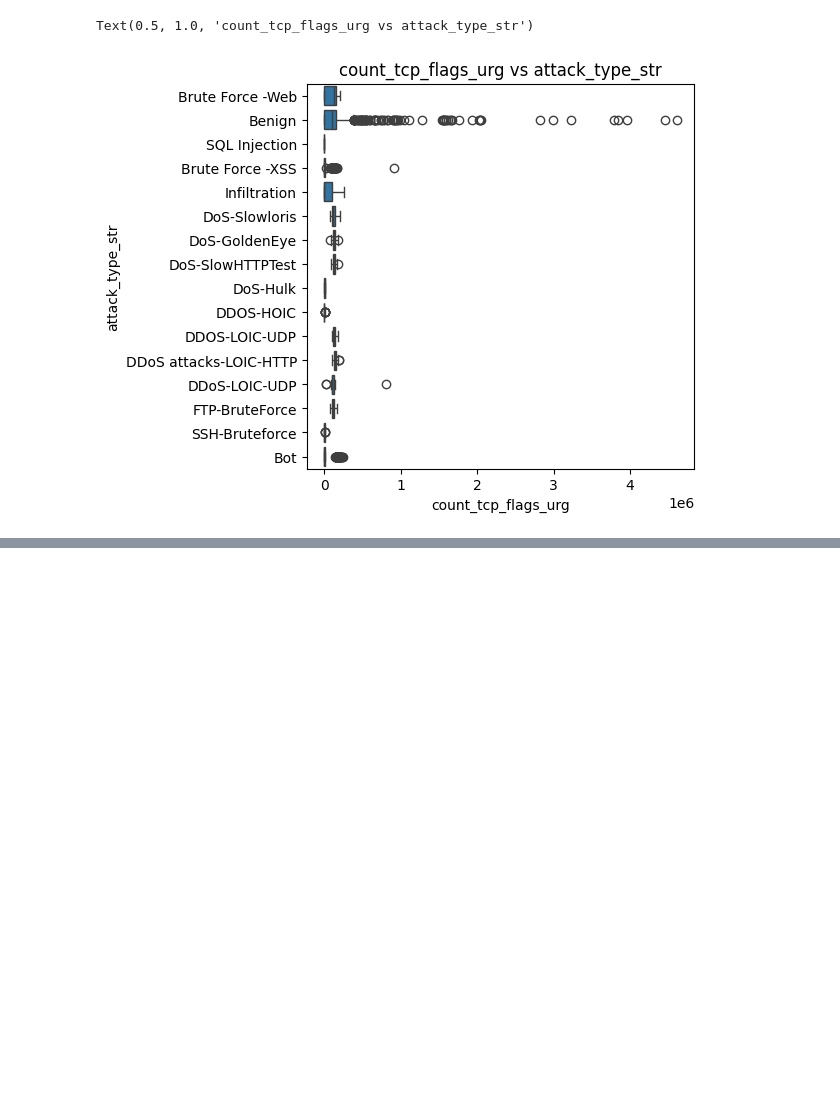
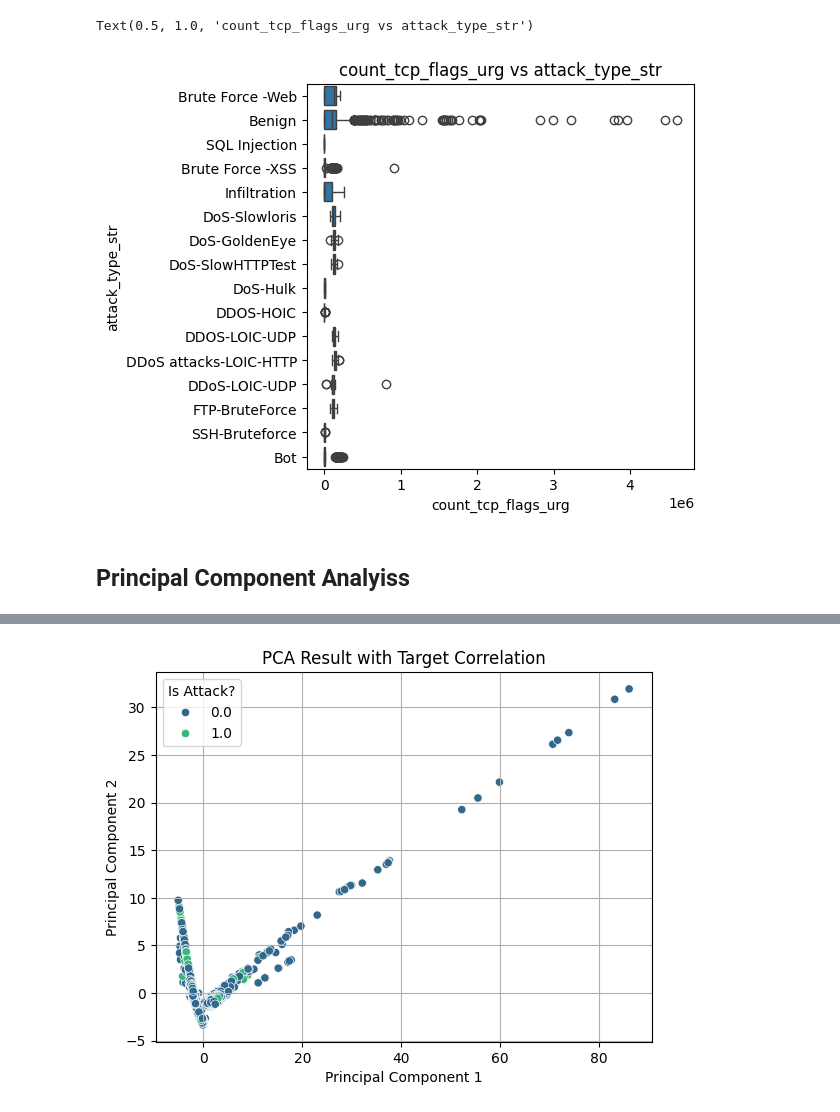
Before and after one commit to nlaha/cpts475_ML_intrusion_detection, a Jupyter notebook: analysis.ipynb, the cells around one changed output, grey strips where cells are left out. Saved outputs shown, nothing was run; the diff lists cells and outputs as text; code cells hidden in the pictures; blank space fills up the shorter version.

Commit message:
do some PCA on the data

```diff
--- a/analysis.ipynb
+++ b/analysis.ipynb
@@ -122,3 +130,82 @@ plt.title('count_tcp_flags_urg vs attack_type_str')
 # %% [output]
 Text(0.5, 1.0, 'count_tcp_flags_urg vs attack_type_str')
 [figure]
+# %% [markdown]
+## Principal Component Analyiss
+# %%
+# perform PCA on the data
+from sklearn.decomposition import PCA
+from sklearn.preprocessing import StandardScaler
+
+# select only the features we want to use for X input on the RF model
+features = [
+    'avg_frame_time_delta',
+    'avg_frame_len',
+    'avg_tcp_time_relative',
+
+    'stddev_frame_time_delta',
+    'stddev_frame_len',
+    'stddev_tcp_time_relative',
+
+    'entropy_frame_time_delta',
+    'entropy_frame_len',
+    'entropy_tcp_time_relative',
+
+    'count_tcp_flags_syn',
+    'count_tcp_flags_fin',
+    'count_tcp_flags_reset',
+    'count_tcp_flags_push',
+    'count_tcp_flags_ack',
+    'count_tcp_flags_urg',
+    'count_tcp_flags_ece',
+    'count_tcp_flags_cwr',
+    'count_tcp_flags_ae',
+    'count_tcp_flags_res',
+
+    # 'count_proto_tcp',
+    # 'count_proto_udp',
+    # 'count_proto_tls',
+    # 'count_proto_http',
+    # 'count_proto_smb',
+    # 'count_proto_rdp'
+]
+
+X = full_data[features]
+
+# remove NaN values and corresponding rows in full_data['is_attack']
+X = X.dropna()
+y = full_data.loc[X.index, 'is_attack']
+
+# standardize the data
+scaler = StandardScaler()
+X_scaled = scaler.fit_transform(X)
+
+# perform PCA
+pca = PCA(n_components=2)
+X_pca = pca.fit_transform(X_scaled)
+
+pca_df = pd.DataFrame(data=X_pca, columns=["PC1", "PC2"])
+pca_df["Is Attack?"] = y
+
+# get loadings
+loadings = pca.components_.T * np.sqrt(pca.explained_variance_)
+loading_df = pd.DataFrame(loadings, columns=["PC1", "PC2"], index=X.columns)
+
+# correlate PCA components with attack_type
+correlation = pca_df.corr()
+print("Correlation matrix:\n", correlation)
+
+sns.scatterplot(data=pca_df, x="PC1", y="PC2", hue="Is Attack?", palette="viridis")
+plt.title("PCA Result with Target Correlation")
+plt.xlabel("Principal Component 1")
+plt.ylabel("Principal Component 2")
+plt.grid()
+plt.show()
+
+# Identify important features based on loadings
+important_features_pc1 = loading_df["PC1"].abs().sort_values(ascending=False)
+important_features_pc2 = loading_df["PC2"].abs().sort_values(ascending=False)
+
+print("\nImportant features for PC1:\n", important_features_pc1)
+print("\nImportant features for PC2:\n", important_features_pc2)
+# %% [output]
@@ -124,0 +217 @@ Text(0.5, 1.0, 'count_tcp_flags_urg vs attack_type_str')
+[figure, added]
```
Also changed, not shown: parts of 7 cells of this notebook, 3 other files.
